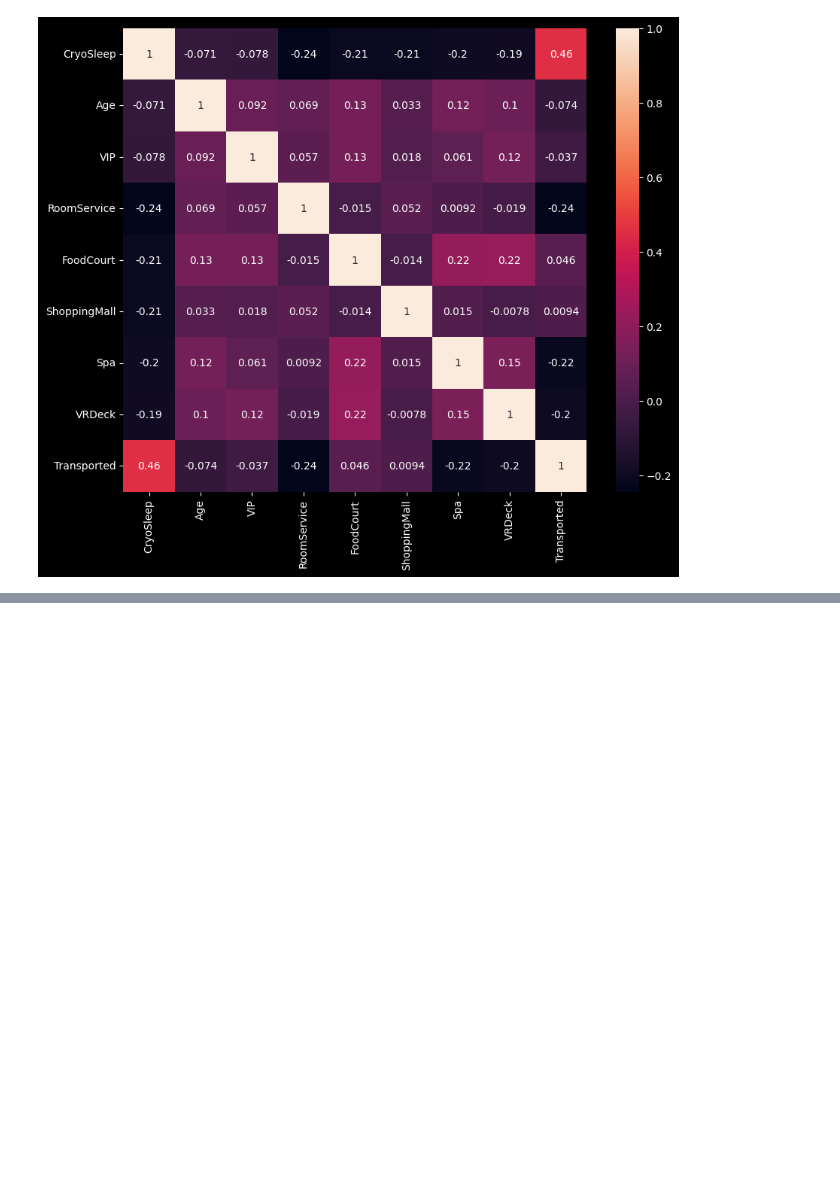
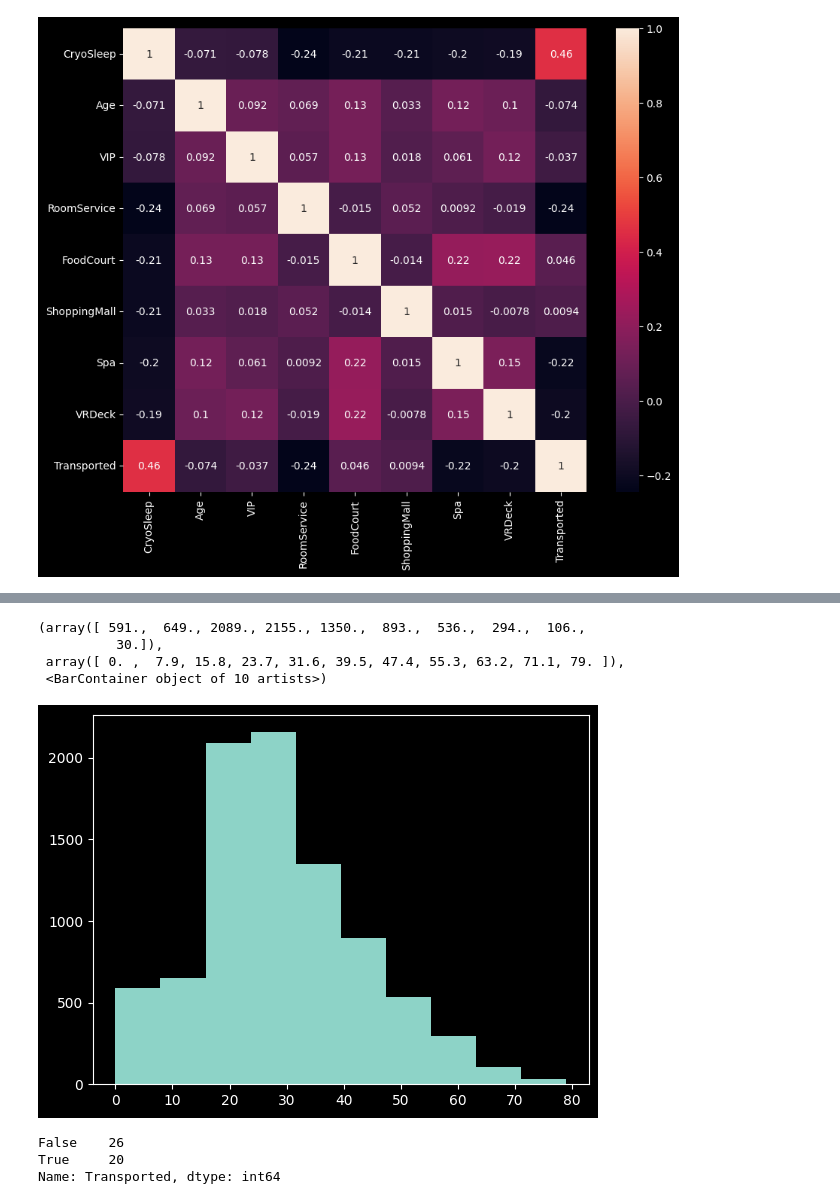
Before and after one commit to Param302/Spaceship-Titanic-prediction, a Jupyter notebook: data_cleaning.ipynb, the cells around one changed output, grey strips where cells are left out. Drawn from its saved outputs; the diff is of its cells as text; code cells hidden in the pictures; blank space fills up the shorter version.

Commit message:
Data Wrangling done

```diff
--- a/data_cleaning.ipynb
+++ b/data_cleaning.ipynb
@@ -834,0 +838,3 @@ data.to_csv("./data/cleaned_data.csv")
+# %%
+data = pd.read_csv("./data/cleaned_data.csv", index_col="PassengerId")
+data.head()
@@ -834,0 +849,14 @@ data.to_csv("./data/cleaned_data.csv")
+# %%
+plt.hist(data["Age"], bins=10)
+# %% [output]
+(array([ 591.,  649., 2089., 2155., 1350.,  893.,  536.,  294.,  106.,
+          30.]),
+ array([ 0. ,  7.9, 15.8, 23.7, 31.6, 39.5, 47.4, 55.3, 63.2, 71.1, 79. ]),
+ <BarContainer object of 10 artists>)
+[figure, added]
+# %%
+data[data["Age"]>=70]["Transported"].value_counts()
+# %% [output]
+False    26
+True     20
+Name: Transported, dtype: int64
```
Also changed, not shown: parts of 17 cells of this notebook, 4 other files.
